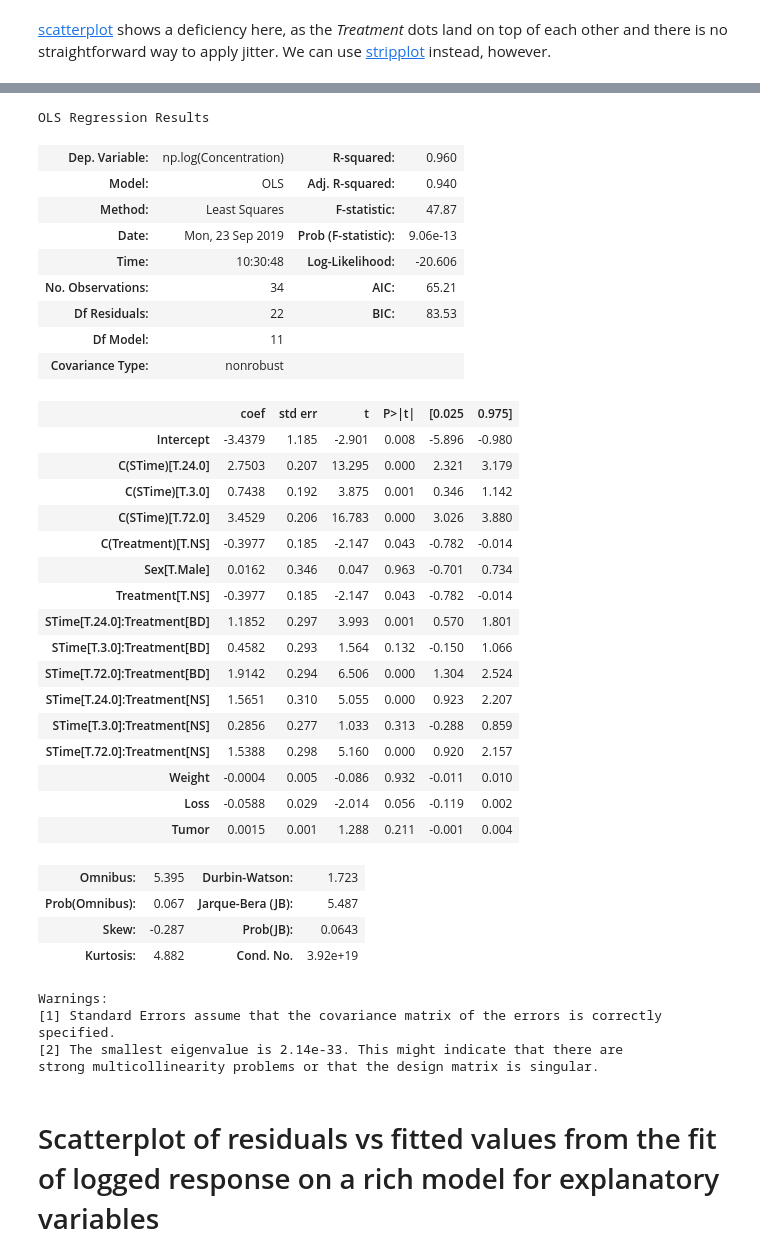
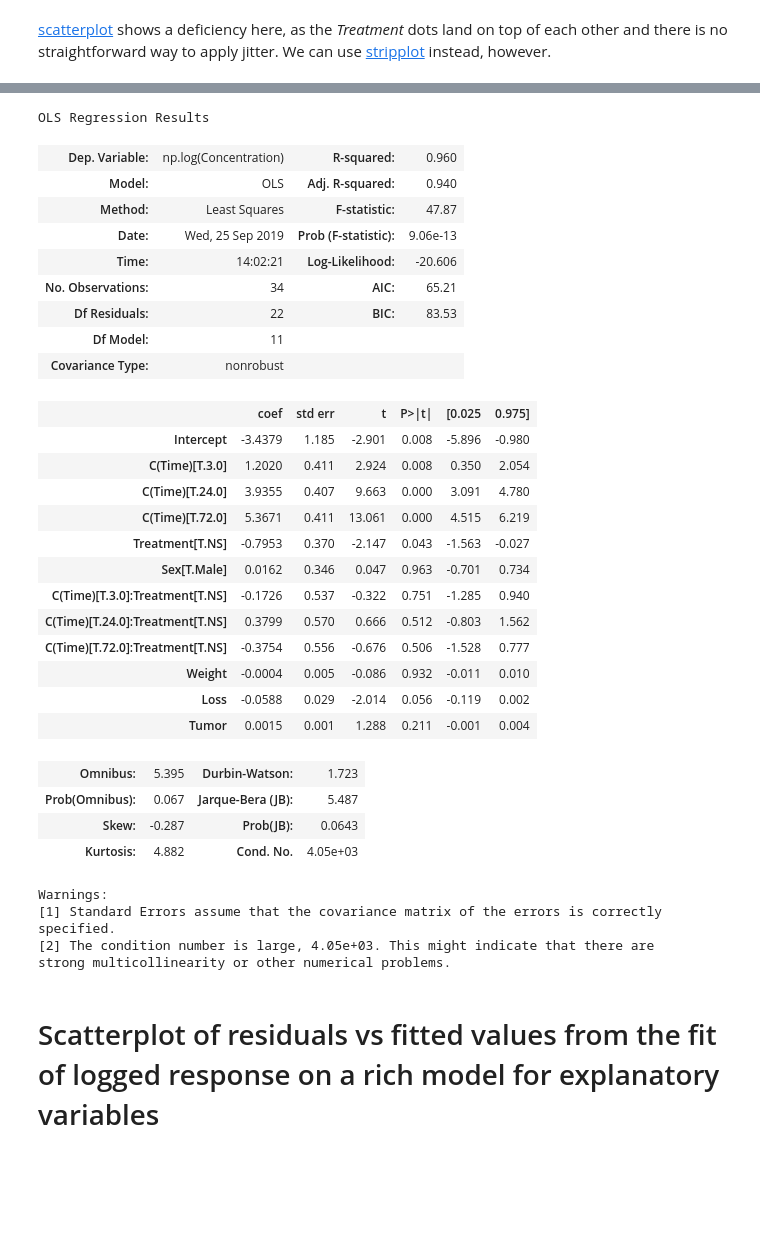
Before and after one commit to quintusdias/sleuth3, a Jupyter notebook: ch11/bloodbarrier.ipynb, the cells around one changed output, grey strips where cells are left out. Saved outputs shown, nothing was run; the diff lists cells and outputs as text; code cells hidden in the pictures; blank space fills up the shorter version.

```diff
--- a/ch11/bloodbarrier.ipynb
+++ b/ch11/bloodbarrier.ipynb
@@ -94,46 +94,42 @@ The treatment model chosen is
 
 $\mu\{antibody | SAC, TREAT, DAYS, FEM, weight, loss, tumor\} = SAC + TREAT + (SAC \times TREAT) + FEM + weight + loss + tumor$
 # %%
-formula = 'np.log(Concentration) ~ C(STime) + C(Treatment) + STime:Treatment + Sex + Weight + Loss + Tumor'
+formula = 'np.log(Concentration) ~ C(Time) + Treatment + C(Time):Treatment + Sex + Weight + Loss + Tumor'
 model = smf.ols(formula, data=df)
-results = model.fit()
-results.summary()
+model_fit = model.fit()
+model_fit.summary()
 # %% [output]
 OLS Regression Results
 | Dep. Variable: | np.log(Concentration) | R-squared: | 0.960 |
 | Model: | OLS | Adj. R-squared: | 0.940 |
 | Method: | Least Squares | F-statistic: | 47.87 |
-| Date: | Mon, 23 Sep 2019 | Prob (F-statistic): | 9.06e-13 |
-| Time: | 10:30:48 | Log-Likelihood: | -20.606 |
+| Date: | Wed, 25 Sep 2019 | Prob (F-statistic): | 9.06e-13 |
+| Time: | 14:02:21 | Log-Likelihood: | -20.606 |
 | No. Observations: | 34 | AIC: | 65.21 |
 | Df Residuals: | 22 | BIC: | 83.53 |
 | Df Model: | 11 |  |  |
 | Covariance Type: | nonrobust |  |  |
 |  | coef | std err | t | P>|t| | [0.025 | 0.975] |
 | Intercept | -3.4379 | 1.185 | -2.901 | 0.008 | -5.896 | -0.980 |
-| C(STime)[T.24.0] | 2.7503 | 0.207 | 13.295 | 0.000 | 2.321 | 3.179 |
-| C(STime)[T.3.0] | 0.7438 | 0.192 | 3.875 | 0.001 | 0.346 | 1.142 |
-| C(STime)[T.72.0] | 3.4529 | 0.206 | 16.783 | 0.000 | 3.026 | 3.880 |
-| C(Treatment)[T.NS] | -0.3977 | 0.185 | -2.147 | 0.043 | -0.782 | -0.014 |
+| C(Time)[T.3.0] | 1.2020 | 0.411 | 2.924 | 0.008 | 0.350 | 2.054 |
+| C(Time)[T.24.0] | 3.9355 | 0.407 | 9.663 | 0.000 | 3.091 | 4.780 |
+| C(Time)[T.72.0] | 5.3671 | 0.411 | 13.061 | 0.000 | 4.515 | 6.219 |
+| Treatment[T.NS] | -0.7953 | 0.370 | -2.147 | 0.043 | -1.563 | -0.027 |
 | Sex[T.Male] | 0.0162 | 0.346 | 0.047 | 0.963 | -0.701 | 0.734 |
-| Treatment[T.NS] | -0.3977 | 0.185 | -2.147 | 0.043 | -0.782 | -0.014 |
-| STime[T.24.0]:Treatment[BD] | 1.1852 | 0.297 | 3.993 | 0.001 | 0.570 | 1.801 |
-| STime[T.3.0]:Treatment[BD] | 0.4582 | 0.293 | 1.564 | 0.132 | -0.150 | 1.066 |
-| STime[T.72.0]:Treatment[BD] | 1.9142 | 0.294 | 6.506 | 0.000 | 1.304 | 2.524 |
-| STime[T.24.0]:Treatment[NS] | 1.5651 | 0.310 | 5.055 | 0.000 | 0.923 | 2.207 |
-| STime[T.3.0]:Treatment[NS] | 0.2856 | 0.277 | 1.033 | 0.313 | -0.288 | 0.859 |
-| STime[T.72.0]:Treatment[NS] | 1.5388 | 0.298 | 5.160 | 0.000 | 0.920 | 2.157 |
+| C(Time)[T.3.0]:Treatment[T.NS] | -0.1726 | 0.537 | -0.322 | 0.751 | -1.285 | 0.940 |
+| C(Time)[T.24.0]:Treatment[T.NS] | 0.3799 | 0.570 | 0.666 | 0.512 | -0.803 | 1.562 |
+| C(Time)[T.72.0]:Treatment[T.NS] | -0.3754 | 0.556 | -0.676 | 0.506 | -1.528 | 0.777 |
 | Weight | -0.0004 | 0.005 | -0.086 | 0.932 | -0.011 | 0.010 |
 | Loss | -0.0588 | 0.029 | -2.014 | 0.056 | -0.119 | 0.002 |
 | Tumor | 0.0015 | 0.001 | 1.288 | 0.211 | -0.001 | 0.004 |
 | Omnibus: | 5.395 | Durbin-Watson: | 1.723 |
 | Prob(Omnibus): | 0.067 | Jarque-Bera (JB): | 5.487 |
 | Skew: | -0.287 | Prob(JB): | 0.0643 |
-| Kurtosis: | 4.882 | Cond. No. | 3.92e+19 |
+| Kurtosis: | 4.882 | Cond. No. | 4.05e+03 |
 Warnings:
 [1] Standard Errors assume that the covariance matrix of the errors is correctly specified.
-[2] The smallest eigenvalue is 2.14e-33. This might indicate that there are
-strong multicollinearity problems or that the design matrix is singular.
+[2] The condition number is large, 4.05e+03. This might indicate that there are
+strong multicollinearity or other numerical problems.
 # %% [markdown]
 # Scatterplot of residuals vs fitted values from the fit of logged response on a rich model for explanatory variables
 # %%
```
Also changed, not shown: parts of 11 cells of this notebook, 1 other file.
